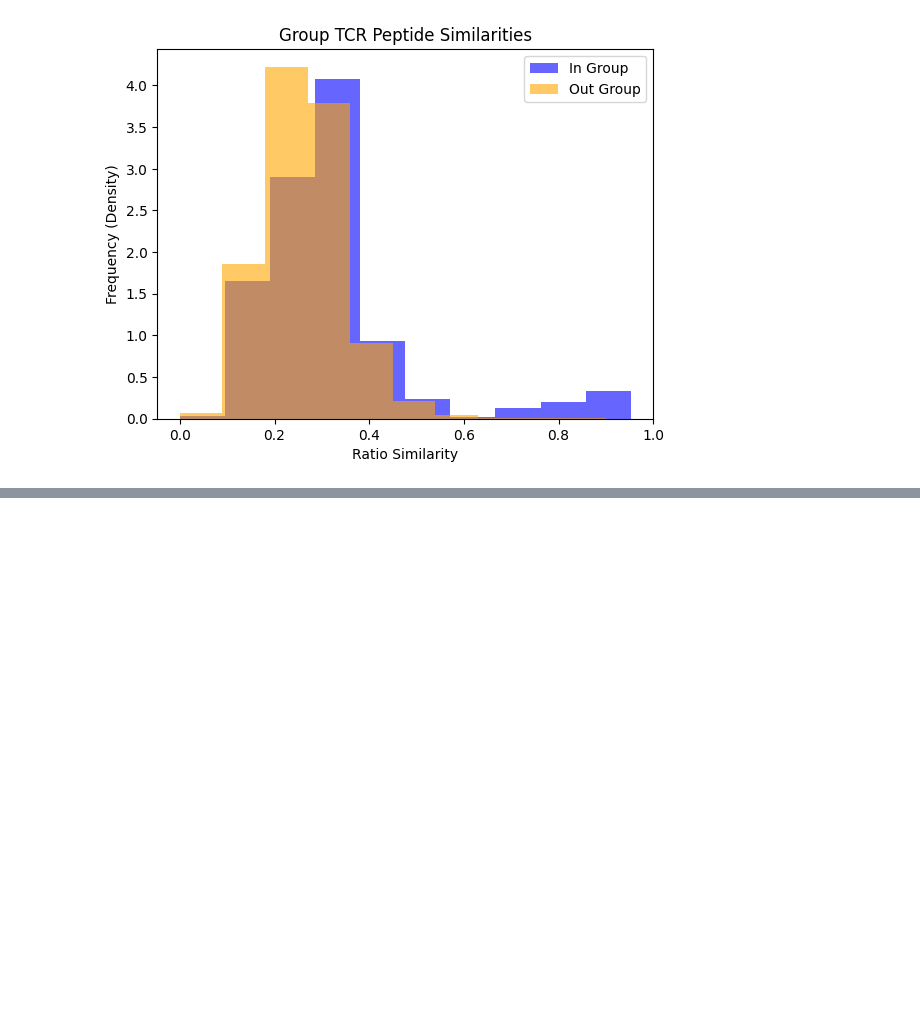
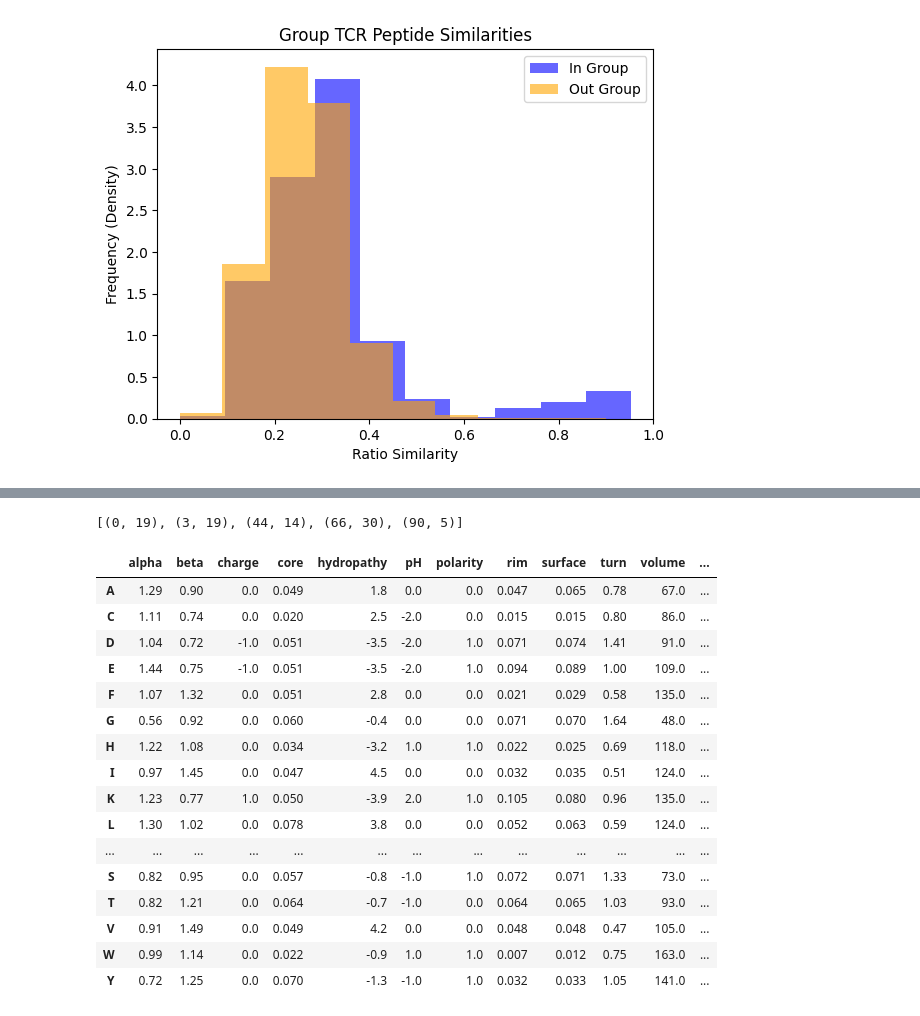
Before and after one commit to pirl-unc/ace, a Jupyter notebook: notebooks/sequence_properties.ipynb, the cells around one changed output, grey strips where cells are left out. Cells and saved outputs as stored; diff of their text form; code cells hidden in the pictures; blank space fills up the shorter version.

```diff
--- a/notebooks/sequence_properties.ipynb
+++ b/notebooks/sequence_properties.ipynb
@@ -162,0 +237,4 @@ AttributeError: module 'tkinter' has no attribute 'filedialog'
+# %%
+pairs
+# %% [output]
+[(0, 19), (3, 19), (44, 14), (66, 30), (90, 5)]
@@ -162,0 +248,45 @@ AttributeError: module 'tkinter' has no attribute 'filedialog'
+# %%
+aa_prop = pd.DataFrame(map(lambda x: x.split(","),
+                               ("1.29,0.9,0,0.049,1.8,0,0,0.047,0.065,0.78,67,1,0,0,1;"
+                                "1.11,0.74,0,0.02,2.5,-2,0,0.015,0.015,0.8,86,1,1,-1,0;"
+                                "1.04,0.72,-1,0.051,-3.5,-2,1,0.071,0.074,1.41,91,1,0,1;"
+                                "1.44,0.75,-1,0.051,-3.5,-2,1,0.094,0.089,1,109,1,0,1,0;"
+                                "1.07,1.32,0,0.051,2.8,0,0,0.021,0.029,0.58,135,1,1,-1,0;"
+                                "0.56,0.92,0,0.06,-0.4,0,0,0.071,0.07,1.64,48,1,0,1,1;"
+                                "1.22,1.08,0,0.034,-3.2,1,1,0.022,0.025,0.69,118,1,0,-1,0;"
+                                "0.97,1.45,0,0.047,4.5,0,0,0.032,0.035,0.51,124,1,1,-1,0;"
+                                "1.23,0.77,1,0.05,-3.9,2,1,0.105,0.08,0.96,135,1,0,1,0;"
+                                "1.3,1.02,0,0.078,3.8,0,0,0.052,0.063,0.59,124,1,1,-1,1;"
+                                "1.47,0.97,0,0.027,1.9,0,0,0.017,0.016,0.39,124,1,1,1,0;"
+                                "0.9,0.76,0,0.058,-3.5,0,1,0.062,0.053,1.28,96,1,0,1,1;"
+                                "0.52,0.64,0,0.051,-1.6,0,0,0.052,0.054,1.91,90,1,0,1,0;"
+                                "1.27,0.8,0,0.051,-3.5,1,1,0.053,0.051,0.97,114,1,0,1,0;"
+                                "0.96,0.99,1,0.066,-4.5,2,1,0.068,0.059,0.88,148,1,0,1,1;"
+                                "0.82,0.95,0,0.057,-0.8,-1,1,0.072,0.071,1.33,73,1,0,1,1;"
+                                "0.82,1.21,0,0.064,-0.7,-1,0,0.064,0.065,1.03,93,1,0,0,1;"
+                                "0.91,1.49,0,0.049,4.2,0,0,0.048,0.048,0.47,105,1,1,-1,0;"
+                                "0.99,1.14,0,0.022,-0.9,1,1,0.007,0.012,0.75,163,1,1,-1,0;"
+                                "0.72,1.25,0,0.07,-1.3,-1,1,0.032,0.033,1.05,141,1,1,-1,1").split(";")),
+                           columns=['alpha', 'beta', 'charge', 'core', 'hydropathy', 'pH', 'polarity', 'rim', 'surface', 'turn', 'volume', 'strength', 'disorder', 'high_contact', 'count'],
+                           index=['A', 'C', 'D', 'E', 'F', 'G', 'H', 'I', 'K', 'L', 'M', 'N', 'P', 'Q', 'R', 'S', 'T', 'V', 'W', 'Y'])
+
+aa_prop = aa_prop.astype(float)
+aa_prop
+# %% [output]
+|  | alpha | beta | charge | core | hydropathy | pH | polarity | rim | surface | turn | volume | ... |
+| A | 1.29 | 0.90 | 0.0 | 0.049 | 1.8 | 0.0 | 0.0 | 0.047 | 0.065 | 0.78 | 67.0 | ... |
+| C | 1.11 | 0.74 | 0.0 | 0.020 | 2.5 | -2.0 | 0.0 | 0.015 | 0.015 | 0.80 | 86.0 | ... |
+| D | 1.04 | 0.72 | -1.0 | 0.051 | -3.5 | -2.0 | 1.0 | 0.071 | 0.074 | 1.41 | 91.0 | ... |
+| E | 1.44 | 0.75 | -1.0 | 0.051 | -3.5 | -2.0 | 1.0 | 0.094 | 0.089 | 1.00 | 109.0 | ... |
+| F | 1.07 | 1.32 | 0.0 | 0.051 | 2.8 | 0.0 | 0.0 | 0.021 | 0.029 | 0.58 | 135.0 | ... |
+| G | 0.56 | 0.92 | 0.0 | 0.060 | -0.4 | 0.0 | 0.0 | 0.071 | 0.070 | 1.64 | 48.0 | ... |
+| H | 1.22 | 1.08 | 0.0 | 0.034 | -3.2 | 1.0 | 1.0 | 0.022 | 0.025 | 0.69 | 118.0 | ... |
+| I | 0.97 | 1.45 | 0.0 | 0.047 | 4.5 | 0.0 | 0.0 | 0.032 | 0.035 | 0.51 | 124.0 | ... |
+| K | 1.23 | 0.77 | 1.0 | 0.050 | -3.9 | 2.0 | 1.0 | 0.105 | 0.080 | 0.96 | 135.0 | ... |
+| L | 1.30 | 1.02 | 0.0 | 0.078 | 3.8 | 0.0 | 0.0 | 0.052 | 0.063 | 0.59 | 124.0 | ... |
+| ... | ... | ... | ... | ... | ... | ... | ... | ... | ... | ... | ... | ... |
+| S | 0.82 | 0.95 | 0.0 | 0.057 | -0.8 | -1.0 | 1.0 | 0.072 | 0.071 | 1.33 | 73.0 | ... |
+| T | 0.82 | 1.21 | 0.0 | 0.064 | -0.7 | -1.0 | 0.0 | 0.064 | 0.065 | 1.03 | 93.0 | ... |
+| V | 0.91 | 1.49 | 0.0 | 0.049 | 4.2 | 0.0 | 0.0 | 0.048 | 0.048 | 0.47 | 105.0 | ... |
+| W | 0.99 | 1.14 | 0.0 | 0.022 | -0.9 | 1.0 | 1.0 | 0.007 | 0.012 | 0.75 | 163.0 | ... |
+| Y | 0.72 | 1.25 | 0.0 | 0.070 | -1.3 | -1.0 | 1.0 | 0.032 | 0.033 | 1.05 | 141.0 | ... |
```
Also changed, not shown: parts of 23 cells of this notebook, 8 other files.
